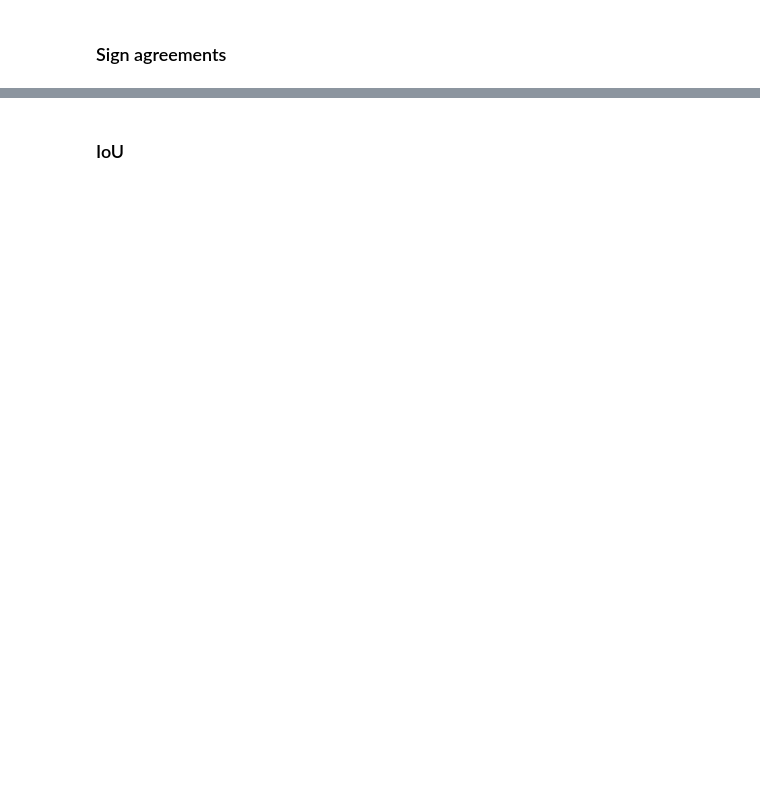
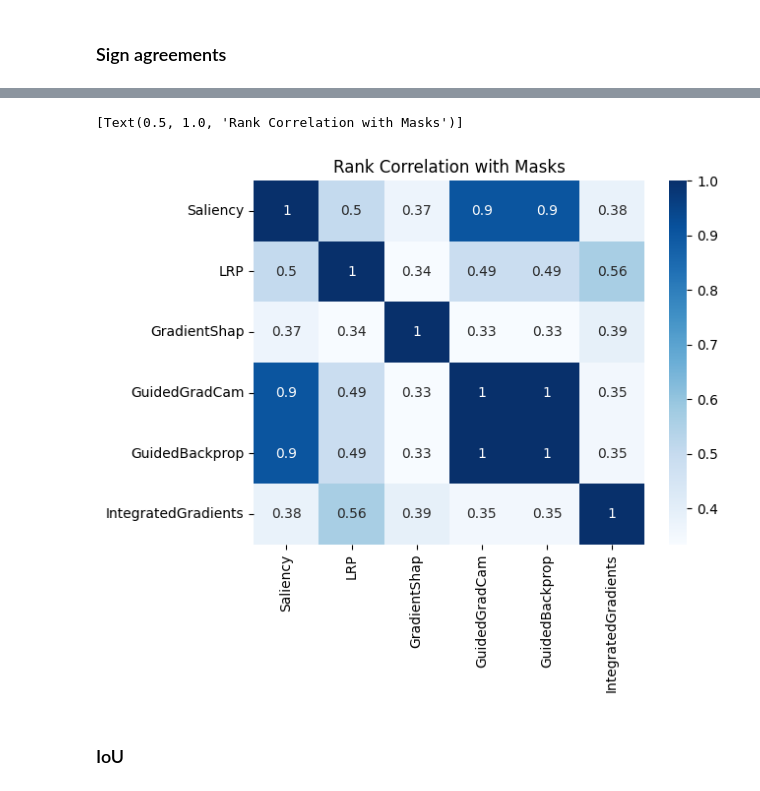
Before and after one commit to mdnam2410/thesis, a Jupyter notebook: XAI_Research.ipynb, the cells around one changed output, grey strips where cells are left out. Saved outputs shown, nothing was run; the diff lists cells and outputs as text; code cells hidden in the pictures; blank space fills up the shorter version.

Commit message:
feat: Experiment with ResNet and add rank correlation metric

```diff
--- a/XAI_Research.ipynb
+++ b/XAI_Research.ipynb
@@ -849,0 +500,20 @@ visualize(heatmap_sa, title='Sign Agreement')
+# %%
+im_masks = im_masks.flatten(1).bool()
+# %%
+explanations_masked = dict()
+
+for method in methods:
+    exp = explanations[method]
+
+    masked_list = []
+    for i, e in enumerate(exp):
+        mask = im_masks[i]
+        if mask.sum() == 0:
+            continue
+        masked = e.flatten()[mask]
+        masked_list.append(masked)
+
+    explanations_masked[method] = masked_list
+# %%
+%%time
+heatmap_rc = compute_heatmap(methods, explanations_masked, metric=rank_correlation)
@@ -850,3 +523,8 @@ visualize(heatmap_sa, title='Sign Agreement')
+# %%
+visualize(heatmap_rc, title='Rank Correlation with Masks')
+# %% [output]
+[Text(0.5, 1.0, 'Rank Correlation with Masks')]
+[figure, added]
 # %% [markdown]
 ### IoU
 # %%
```
Also changed, not shown: parts of 42 cells of this notebook.
